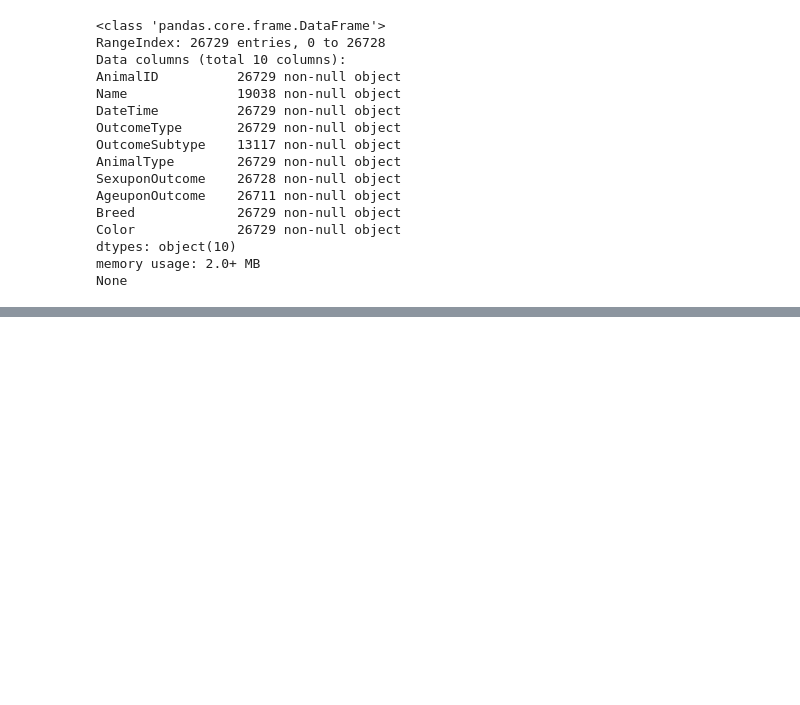
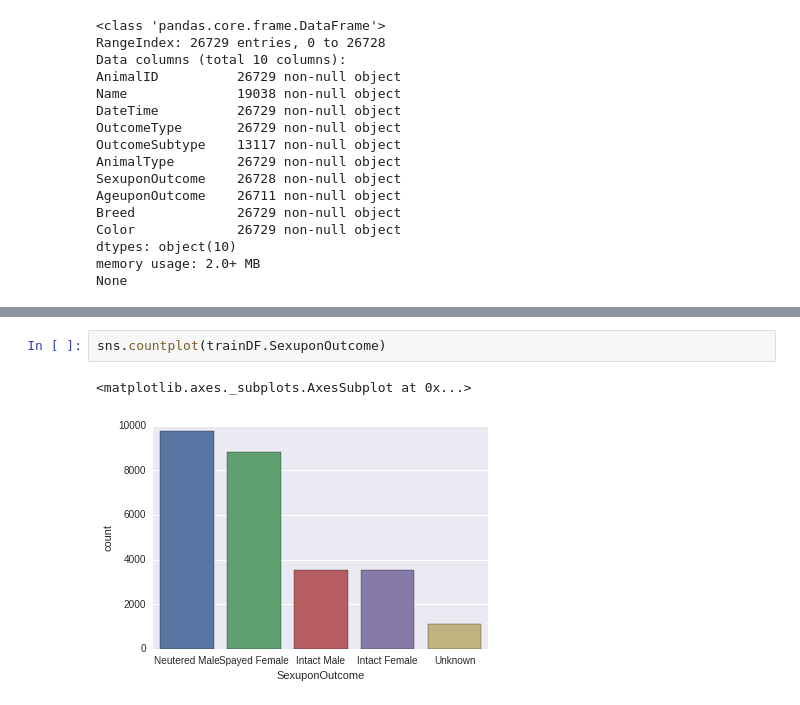
Before and after one commit to Infinite88/animal-shelter, a Jupyter notebook: animal_shelter.ipynb, the cells around one changed output, grey strips where cells are left out. Cells and saved outputs as stored; diff of their text form; blank space fills up the shorter version.

```diff
--- a/animal_shelter.ipynb
+++ b/animal_shelter.ipynb
@@ -39,0 +47,5 @@ trainDF.head()
+# %%
+sns.countplot(trainDF.SexuponOutcome)
+# %% [output]
+<matplotlib.axes._subplots.AxesSubplot at 0x...>
+[figure, added]
```
Also changed, not shown: parts of 13 cells of this notebook.
